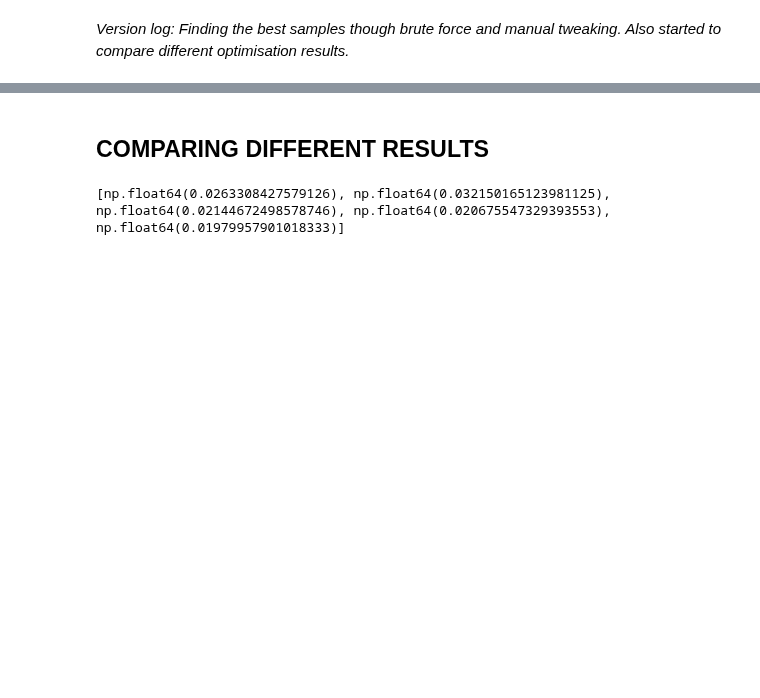
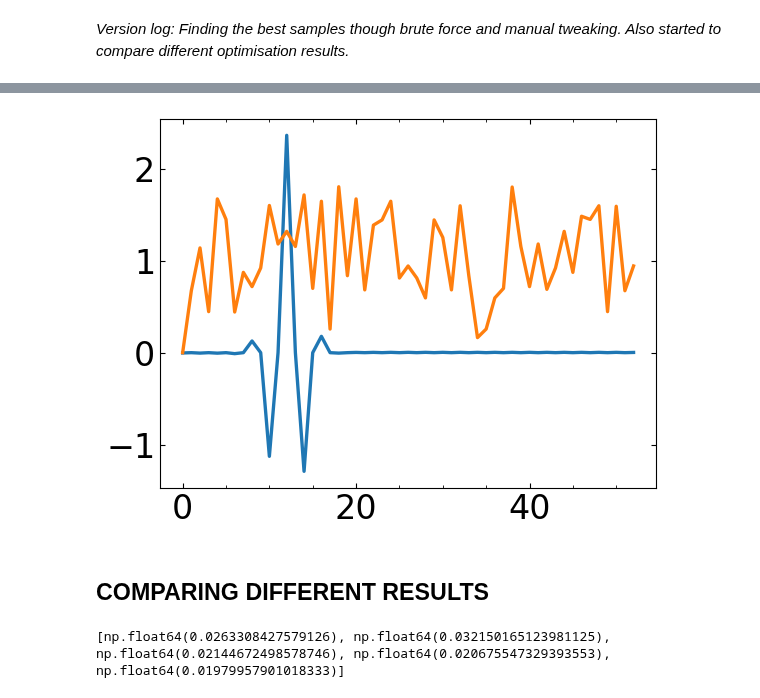
Before and after one commit to Jammi-Dodgers/THz-Compressed-Sensing, a Jupyter notebook: CS_brute_assisted_manual.ipynb, the cells around one changed output, grey strips where cells are left out. Saved outputs shown, nothing was run; the diff lists cells and outputs as text; code cells hidden in the pictures; blank space fills up the shorter version.

```diff
--- a/CS_brute_assisted_manual.ipynb
+++ b/CS_brute_assisted_manual.ipynb
@@ -153,3 +153,17 @@ plt.show()
+# %%
+target_DCT = spfft.idct(target, norm= "ortho", type= 1)
+
+cropping_matrix = np.identity(total_points, dtype= np.float16)
+cropping_matrix = cropping_matrix[test] #cropping matrix operator
+dct_matrix = spfft.idct(np.identity(total_points), axis= 0, norm= "forward", type= 1) # The transform does NOT get normalised by lasso and therefore the normalisation messes with alpha.
+measurement_matrix = np.matmul(cropping_matrix, dct_matrix)
+std = np.std(measurement_matrix, axis= 0)
+
+plt.plot(target_DCT)
+plt.plot(std)
+plt.show()
+# %% [output]
+[figure, added]
 # %% [markdown]
 ## COMPARING DIFFERENT RESULTS
 # %%
```
Also changed, not shown: parts of 6 cells of this notebook, 9 other files.
